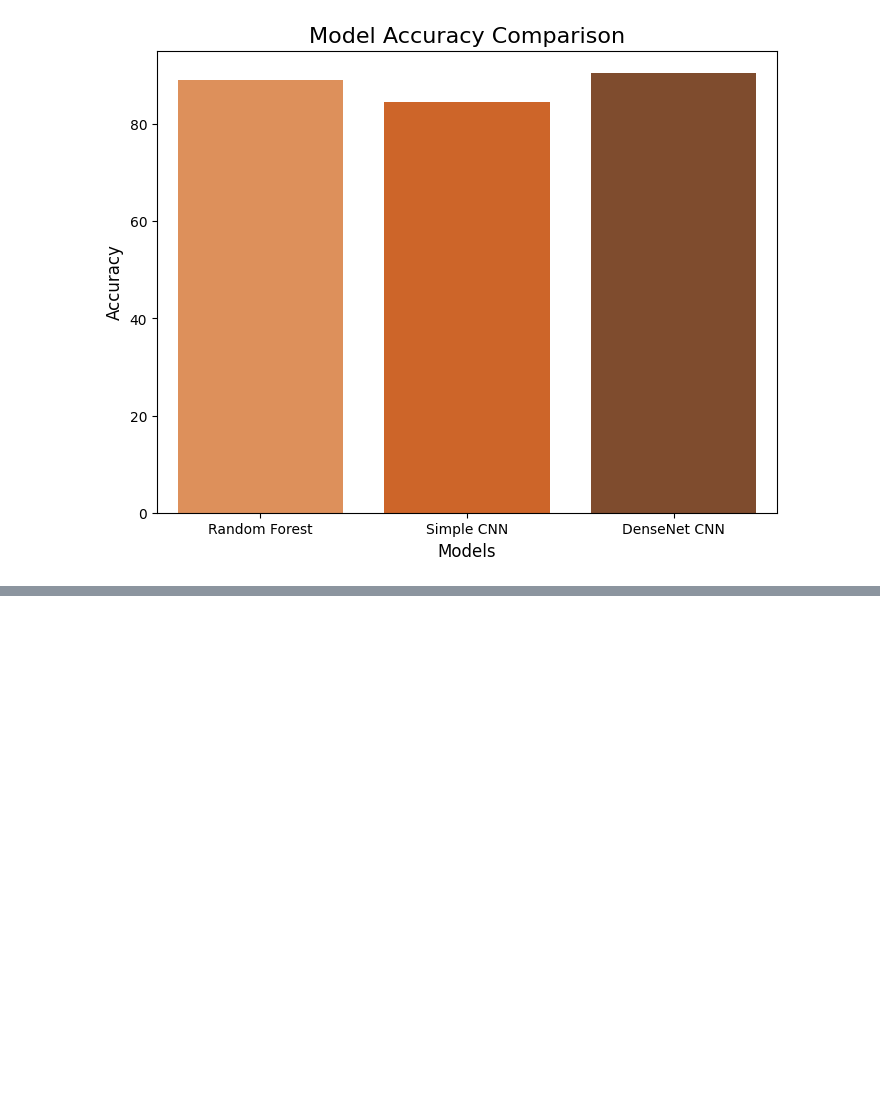
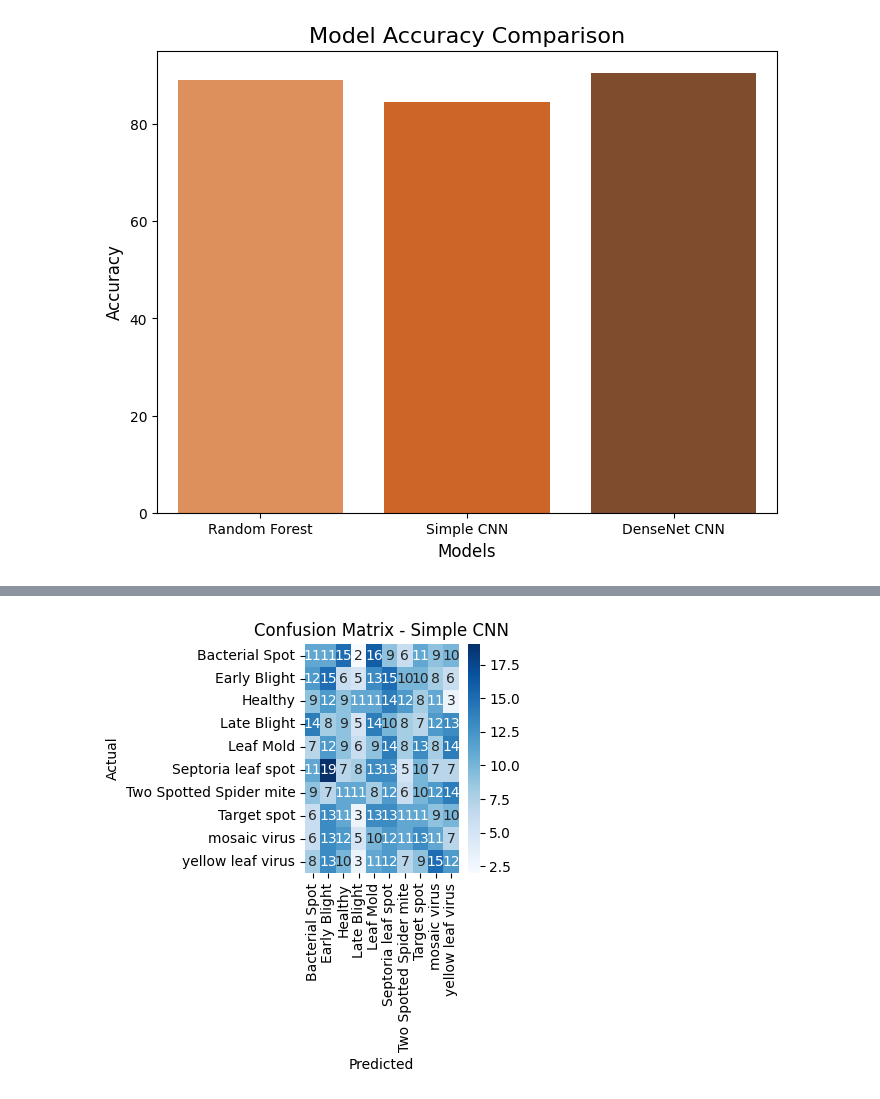
Before and after one commit to nav2924/Disadvantages-of-RFC-over-CNN, a Jupyter notebook: Image_Evl.ipynb, the cells around one changed output, grey strips where cells are left out. Drawn from its saved outputs; the diff is of its cells as text; code cells hidden in the pictures; blank space fills up the shorter version.

```diff
--- a/Image_Evl.ipynb
+++ b/Image_Evl.ipynb
@@ -287,0 +309,3 @@ Passing `palette` without assigning `hue` is deprecated and will be removed in v
+# %%
+simple_cnn_cm = confusion_matrix(val_labels, simple_cnn_predictions)
+print(simple_cnn_cm)
@@ -287,0 +333,10 @@ Passing `palette` without assigning `hue` is deprecated and will be removed in v
+# %%
+plt.subplot(1, 2, 2)
+sns.heatmap(simple_cnn_cm, annot=True, fmt='d', cmap='Blues', xticklabels=class_labels, yticklabels=class_labels)
+plt.title('Confusion Matrix - Simple CNN')
+plt.xlabel('Predicted')
+plt.ylabel('Actual')
+plt.tight_layout()
+plt.show()
+# %% [output]
+[figure, added]
```
Also changed, not shown: parts of 7 cells of this notebook.
